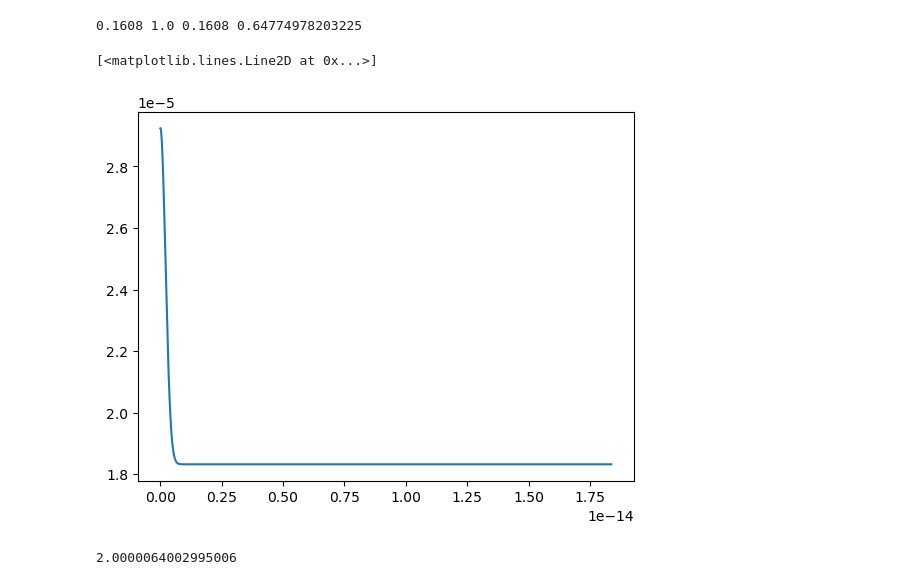
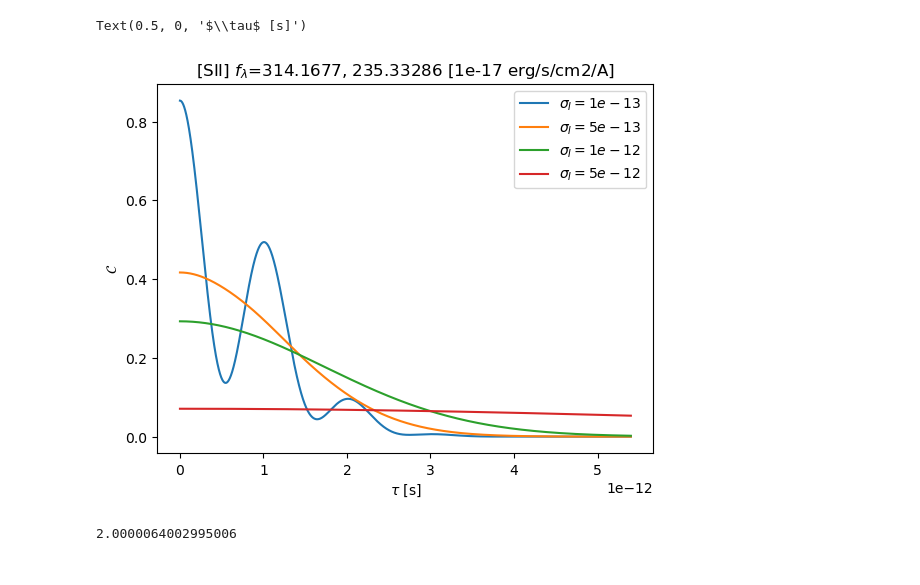
Before and after one commit to AlexGKim/OII, a Jupyter notebook: Untitled.ipynb, the cells around one changed output. Drawn from its saved outputs; the diff is of its cells as text; code cells hidden in the pictures.

```diff
--- a/Untitled.ipynb
+++ b/Untitled.ipynb
@@ -47,23 +68,9 @@ def scriptC(I1, I2, Delta_nu, s, si, Dt):
 # %%
-data = [0.0018866471, 0.9097879, 0.9102764, 2254.1033, 6827.6787]
-
-z = data[0]
-E = numpy.array([data[-2],data[-1]])
-
-lambda_OIII = numpy.array([4959.,5007.])*1e-10*(1+z)
-nu_OIII = 3e8/lambda_OIII
-D_OIII = nu_OIII-nu_OIII[1]
-# the smaller frequency is the second
-# Variables for the smaller frequency and the frequency difference
-nu_OIII = nu_OIII[1]
-D_OIII = D_OIII[0]
-s = data[2]*nu_OIII
-si = 5e-12
-
-N = 10000
-T = 30/s
-tau = numpy.linspace(0,T,N)
-C = []
-
-for _ in tau:
-    C.append(scriptC(E[0], E[1], D_OIII, s, si, _))
+data = [0.0018866471, 73.13354 , 73.13354, 2254.1033, 6827.6787,988.425, 2992.3325]
+for s in [1e-14,5e-14,1e-13,5e-13,1e-12]:
+    tau, C = mathcalC(data, [4959.,5007.],s)
+    plt.plot(tau,C,label=r'$\sigma_I={}$'.format(s))
+plt.legend()
+plt.title('[OIII] $f_\lambda$={}, {} [1e-17 erg/s/cm2/A]'.format(data[5],data[6]))
+plt.ylabel(r"$\mathcal{C}$")
+plt.xlabel(r"$\tau$ [s]")
@@ -70,12 +80,15 @@ for _ in tau:
-# %%
-print(s*si,1e-12/si,s*1e-12,Delta_nu*1e-12 )
-# %% [output]
-0.1608 1.0 0.1608 0.64774978203225
 # %%
-plt.plot(tau,C)
+data = [0.003418644 , 76.6661 , 76.6661 , 1356.2085 , 1018.0096, 314.1677, 235.33286]
+for s in [1e-13,5e-13,1e-12,5e-12]:
+    tau, C = mathcalC(data, [6716.,6730.],s)
+    plt.plot(tau,C,label=r'$\sigma_I={}$'.format(s))
+plt.legend()
+plt.title('[SII] $f_\lambda$={}, {} [1e-17 erg/s/cm2/A]'.format(data[5],data[6]))
+plt.ylabel(r"$\mathcal{C}$")
+plt.xlabel(r"$\tau$ [s]")
 # %% [output]
-[<matplotlib.lines.Line2D at 0x...>]
+Text(0.5, 0, '$\\tau$ [s]')
-[figure, old version]
+[figure, new version]
 # %%
 C[0]
 # %% [output]
```
Also changed, not shown: parts of 3 cells of this notebook.
